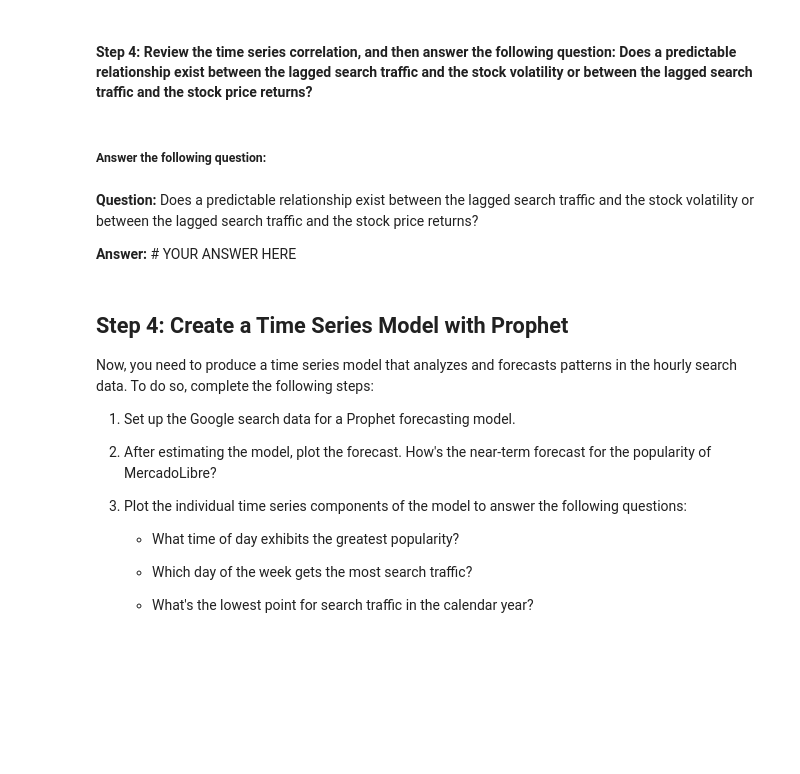
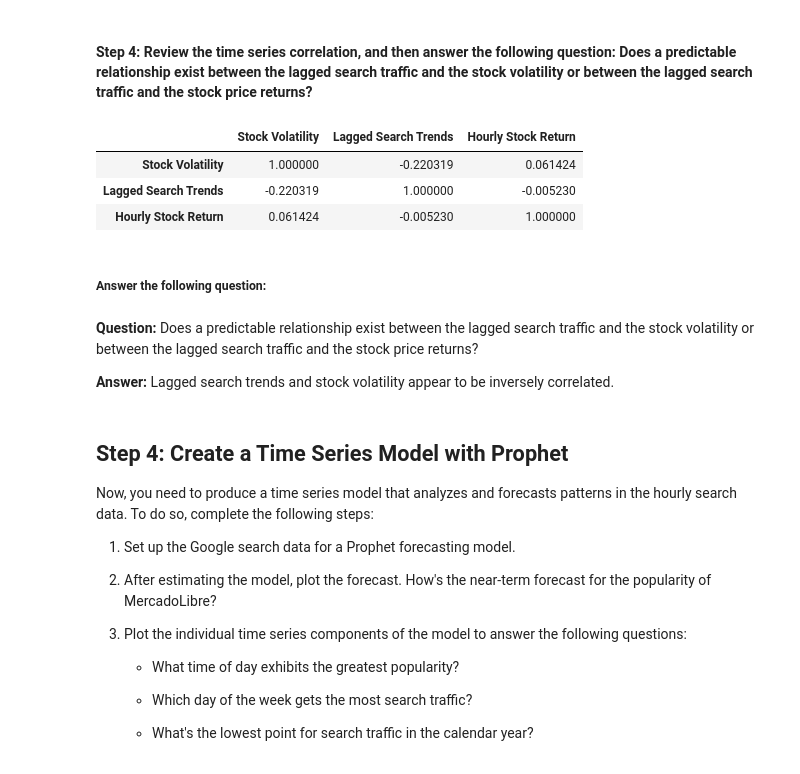
Before and after one commit to jasonjgarcia24/net-profit-forcasting, a Jupyter notebook: forecasting_net_prophet.ipynb, the cells around one changed output. Drawn from its saved outputs; the diff is of its cells as text; code cells hidden in the pictures; blank space fills up the shorter version.

```diff
--- a/forecasting_net_prophet.ipynb
+++ b/forecasting_net_prophet.ipynb
@@ -401,13 +486,18 @@ mercado_stock_trends_df['Hourly Stock Return'] = # YOUR CODE HERE
 #### Step 4: Review the time series correlation, and then answer the following question: Does a predictable relationship exist between the lagged search traffic and the stock volatility or between the lagged search traffic and the stock price returns?
 # %%
 # Construct correlation table of Stock Volatility, Lagged Search Trends, and Hourly Stock Return
-# YOUR CODE HERE
+mercado_stock_trends_df.filter(["Stock Volatility", "Lagged Search Trends", "Hourly Stock Return"]).corr()
+# %% [output]
+|  | Stock Volatility | Lagged Search Trends | Hourly Stock Return |
+| Stock Volatility | 1.000000 | -0.220319 | 0.061424 |
+| Lagged Search Trends | -0.220319 | 1.000000 | -0.005230 |
+| Hourly Stock Return | 0.061424 | -0.005230 | 1.000000 |
 # %% [markdown]
 ##### Answer the following question:
 # %% [markdown]
 **Question:** Does a predictable relationship exist between the lagged search traffic and the stock volatility or between the lagged search traffic and the stock price returns?
 
-**Answer:** # YOUR ANSWER HERE
+**Answer:** Lagged search trends and stock volatility appear to be inversely correlated.
 # %% [markdown]
 ## Step 4: Create a Time Series Model with Prophet
 
```
Also changed, not shown: parts of 18 cells of this notebook.
